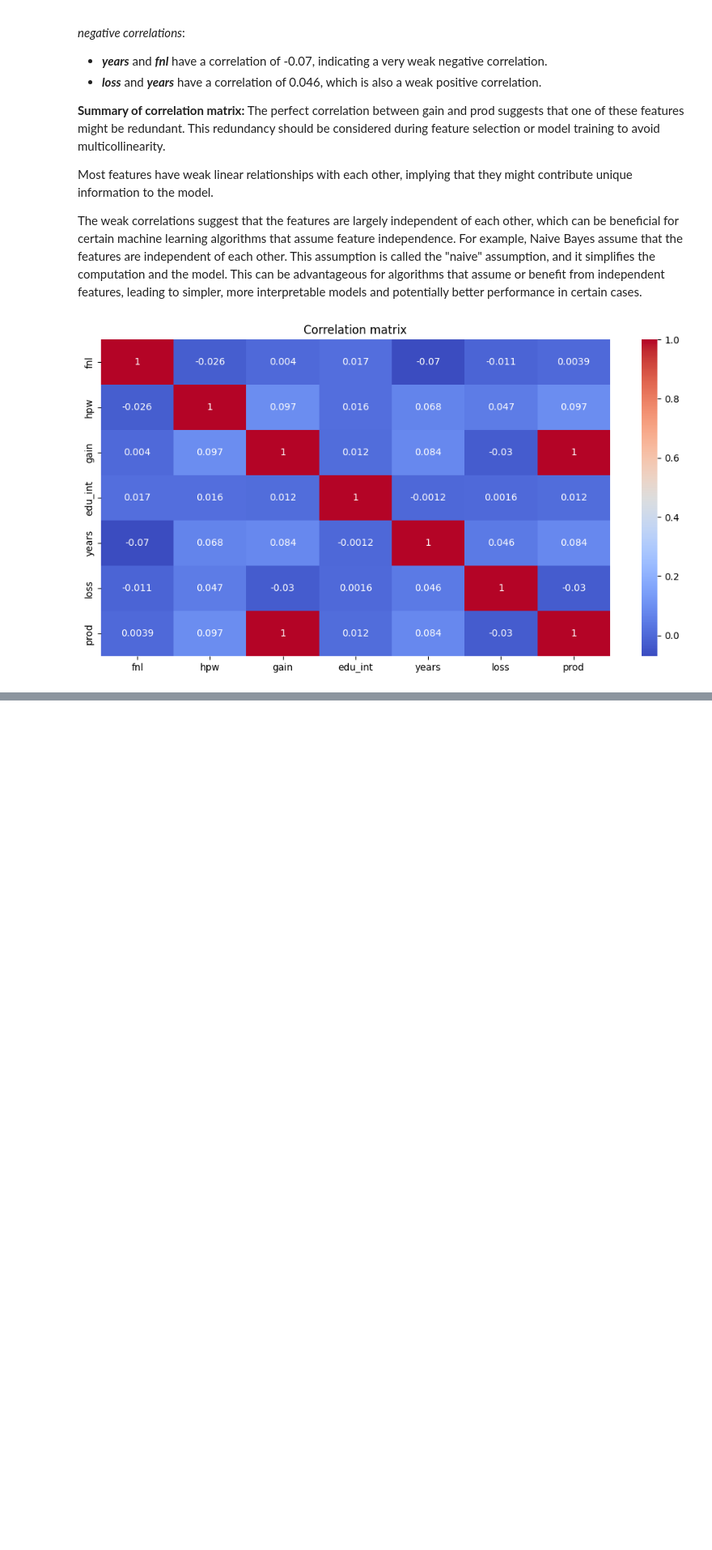
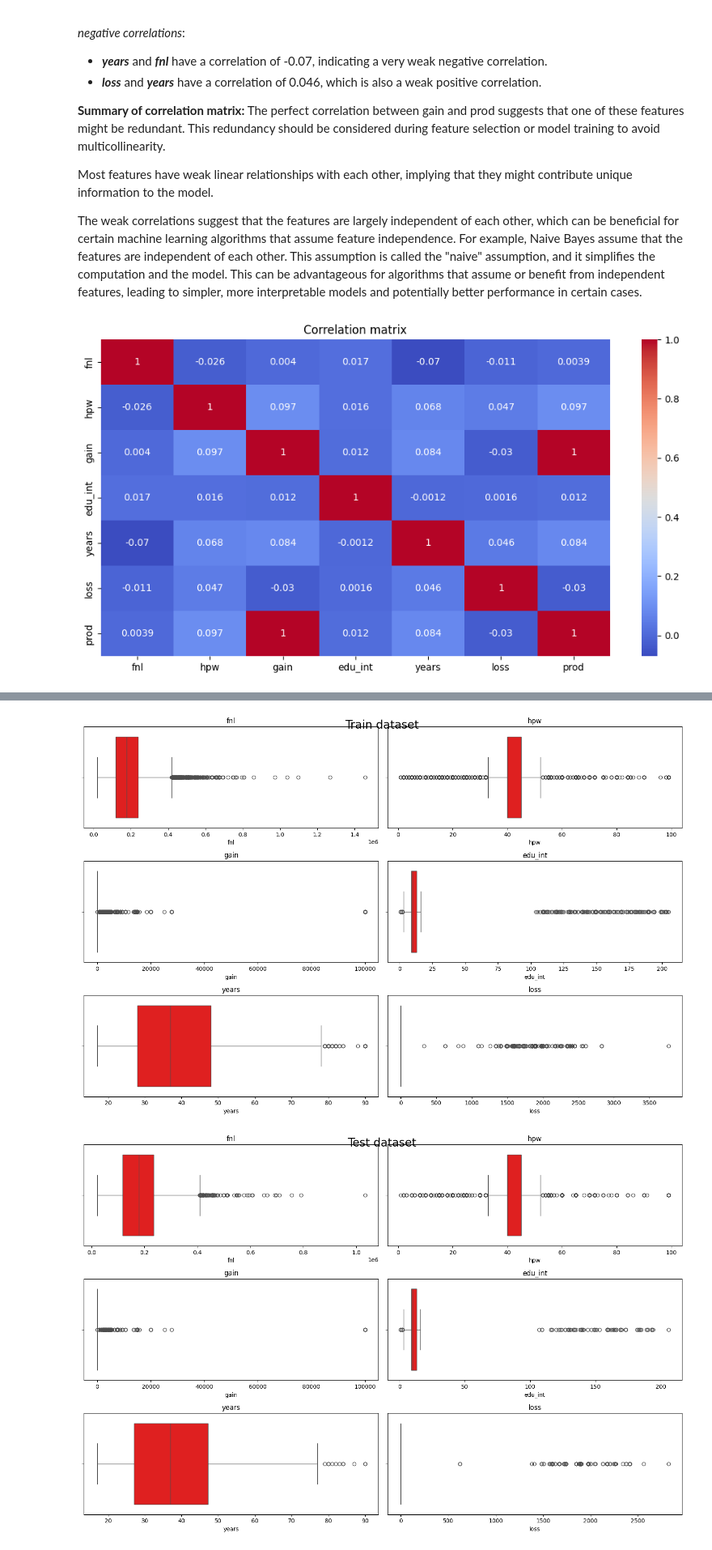
Before and after one commit to mateidumitrescu/tema2_IA, a Jupyter notebook: salary.ipynb, the cells around one changed output, grey strips where cells are left out. Shown at 81% size. Cells and saved outputs as stored; diff of their text form; code cells hidden in the pictures; blank space fills up the shorter version.

Commit message:
remaining to split data

```diff
--- a/salary.ipynb
+++ b/salary.ipynb
@@ -409,0 +457,9 @@ plt.show()
+# %%
+# replacing numeric missing values with the mean of the column
+train_numeric_columns = train_dataset.select_dtypes(include=['int64', 'float64']).columns.tolist()
+train_dataset[train_numeric_columns] = train_dataset[train_numeric_columns].fillna(train_dataset[train_numeric_columns].mean())
+
+# replacing categorical missing values with the most frequent value in the column
+train_categorical_columns = train_dataset.select_dtypes(include='object').columns.tolist()
+train_dataset[train_categorical_columns] = train_dataset[train_categorical_columns].fillna(train_dataset[train_categorical_columns].mode().iloc[0])
+print(train_dataset.isnull().sum())
@@ -409,0 +481,8 @@ plt.show()
+# %%
+# doing the same for the full dataset
+full_numeric_columns = full_dataset.select_dtypes(include=['int64', 'float64']).columns.tolist()
+full_dataset[full_numeric_columns] = full_dataset[full_numeric_columns].fillna(full_dataset[full_numeric_columns].mean())
+
+full_categorical_columns = full_dataset.select_dtypes(include='object').columns.tolist()
+full_dataset[full_categorical_columns] = full_dataset[full_categorical_columns].fillna(full_dataset[full_categorical_columns].mode().iloc[0])
+print(full_dataset.isnull().sum())
@@ -409,0 +504,8 @@ plt.show()
+# %%
+# scaling the numerical columns
+scaler = StandardScaler()
+train_dataset[full_numeric_columns] = scaler.fit_transform(train_dataset[full_numeric_columns])
+test_dataset[full_numeric_columns] = scaler.transform(test_dataset[full_numeric_columns])
+full_dataset[full_numeric_columns] = scaler.transform(full_dataset[full_numeric_columns])
+
+print(full_dataset.head(5))
@@ -409,0 +557,22 @@ plt.show()
+# %%
+# let's check the plots before removing the outliers
+def get_non_binary_columns(data):
+    return data.columns[data.nunique() > 2]
+
+def plot_data(data, title):
+    columns = get_non_binary_columns(data)
+    fig, axes = plt.subplots(nrows=(len(columns) + 1) // 2, ncols=2, figsize=(15, (len(columns) + 1) * 3 // 2))
+    axes = axes.flatten()
+    for i, column in enumerate(columns):
+        sns.boxplot(data[column], ax=axes[i], color='red', orient='h')
+        axes[i].set_title(column)
+    plt.tight_layout()
+    plt.suptitle(title, fontsize=20)
+    plt.show()
+
+plot_data(train_dataset, 'Train dataset')
+plot_data(test_dataset, 'Test dataset')
+plot_data(full_dataset, 'Full dataset')
+# %% [output]
+[figure, added]
+[figure, added]
```
Also changed, not shown: parts of 13 cells of this notebook.
